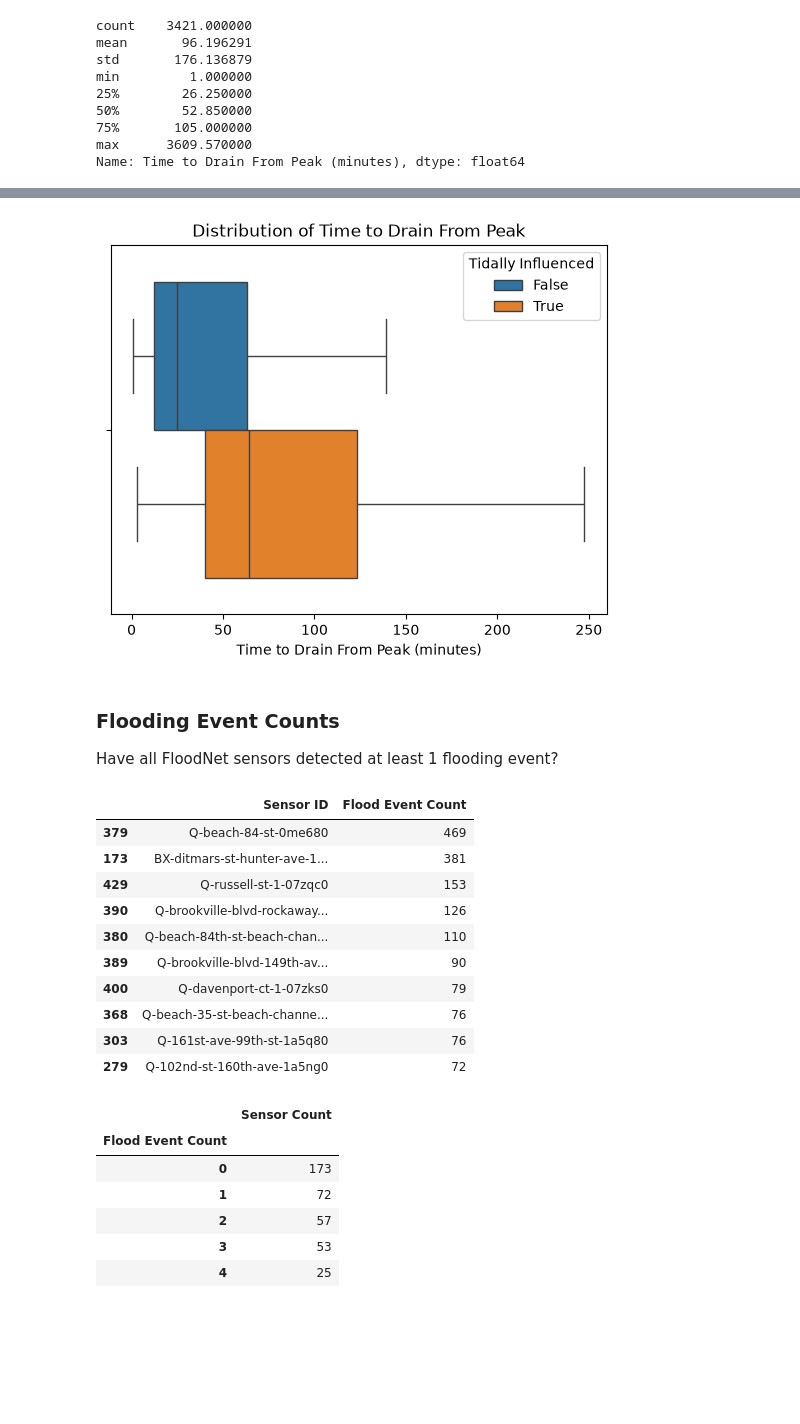
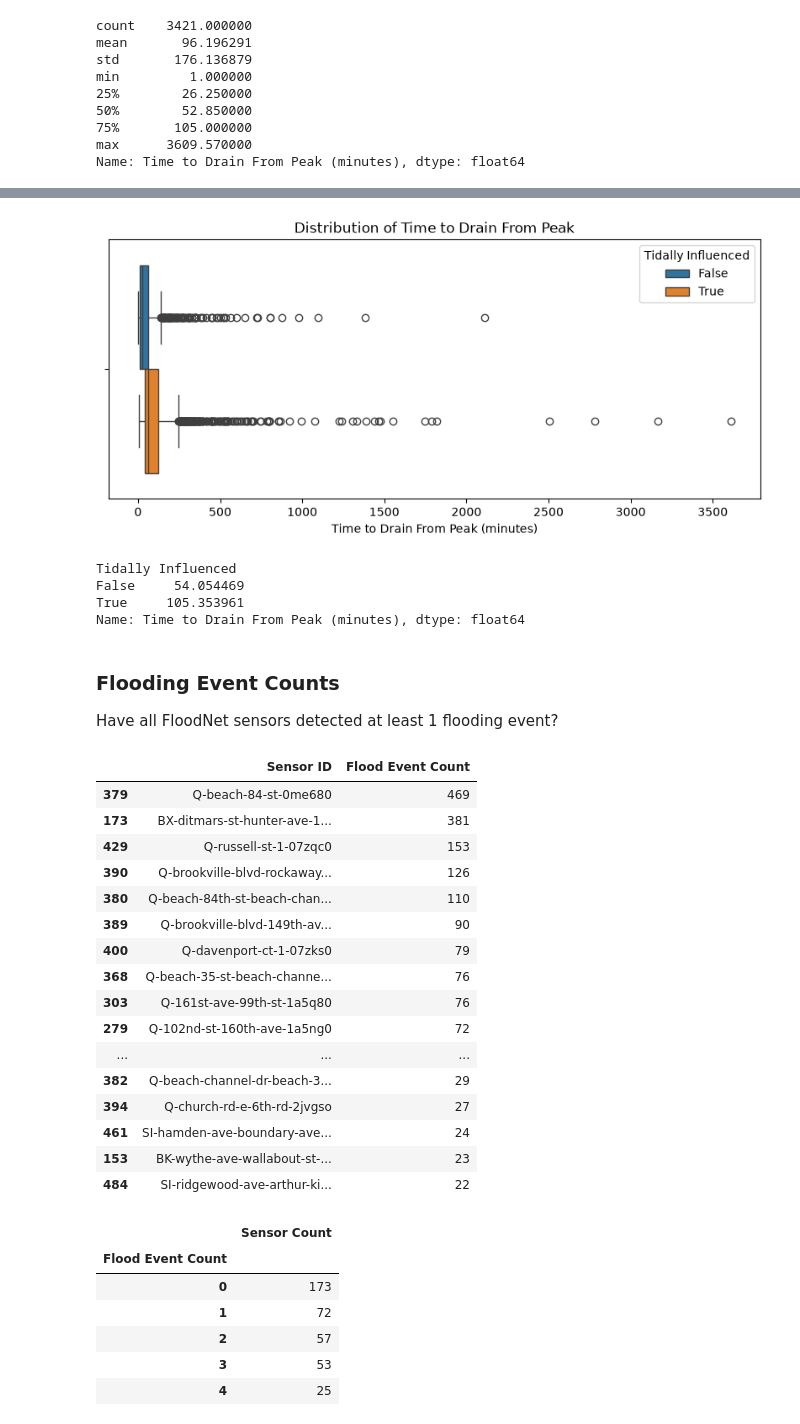
Before and after one commit to peterjakubowski/FloodNet-NYC-Street-Flooding, a Jupyter notebook: notebooks/floodnet_nyc_street_flooding.ipynb, the cells around one changed output, grey strips where cells are left out. Cells and saved outputs as stored; diff of their text form; code cells hidden in the pictures; blank space fills up the shorter version.

```diff
--- a/notebooks/floodnet_nyc_street_flooding.ipynb
+++ b/notebooks/floodnet_nyc_street_flooding.ipynb
@@ -306,10 +394,17 @@ Name: Time to Drain From Peak (minutes), dtype: float64
 # %%
-plt.figure()
+plt.figure(figsize=(10,4))
 plt.title("Distribution of Time to Drain From Peak")
-sns.boxplot(data=df, x='Time to Drain From Peak (minutes)', hue='Tidally Influenced', showfliers=False)
+sns.boxplot(data=df, x='Time to Drain From Peak (minutes)', hue='Tidally Influenced', hue_order=[False, True], showfliers=True)
 plt.show()
 # %% [output]
-[figure, old version]
+[figure, new version]
+# %%
+df.loc[IQR_idx].groupby('Tidally Influenced')['Time to Drain From Peak (minutes)'].mean()
+# %% [output]
+Tidally Influenced
+False     54.054469
+True     105.353961
+Name: Time to Drain From Peak (minutes), dtype: float64
 # %% [markdown]
 ### Flooding Event Counts
 
@@ -319,7 +414,7 @@ merged_metadata_events = df_metadata[['Sensor ID']].merge(df_events[['Sensor ID'
 flood_event_counts_per_sensor = merged_metadata_events.groupby('Sensor ID')['Flood Start Datetime (America/New_York)'].count().reset_index()
 flood_event_counts_per_sensor = flood_event_counts_per_sensor.rename(columns={"Flood Start Datetime (America/New_York)": "Flood Event Count"})
 # %%
-flood_event_counts_per_sensor.sort_values(by="Flood Event Count", ascending=False).head(10)
+flood_event_counts_per_sensor.sort_values(by="Flood Event Count", ascending=False).head(25)
 # %% [output]
 |  | Sensor ID | Flood Event Count |
 | 379 | Q-beach-84-st-0me680 | 469 |
@@ -332,6 +427,12 @@ flood_event_counts_per_sensor.sort_values(by="Flood Event Count", ascending=Fals
 | 368 | Q-beach-35-st-beach-channe... | 76 |
 | 303 | Q-161st-ave-99th-st-1a5q80 | 76 |
 | 279 | Q-102nd-st-160th-ave-1a5ng0 | 72 |
+| ... | ... | ... |
+| 382 | Q-beach-channel-dr-beach-3... | 29 |
+| 394 | Q-church-rd-e-6th-rd-2jvgso | 27 |
+| 461 | SI-hamden-ave-boundary-ave... | 24 |
+| 153 | BK-wythe-ave-wallabout-st-... | 23 |
+| 484 | SI-ridgewood-ave-arthur-ki... | 22 |
 # %%
 flood_event_counts_by_sensor_counts = flood_event_counts_per_sensor['Flood Event Count'].value_counts().to_frame().rename(columns={"count": "Sensor Count"})
 flood_event_counts_by_sensor_counts.head(10)
```
Also changed, not shown: parts of 26 cells of this notebook.
